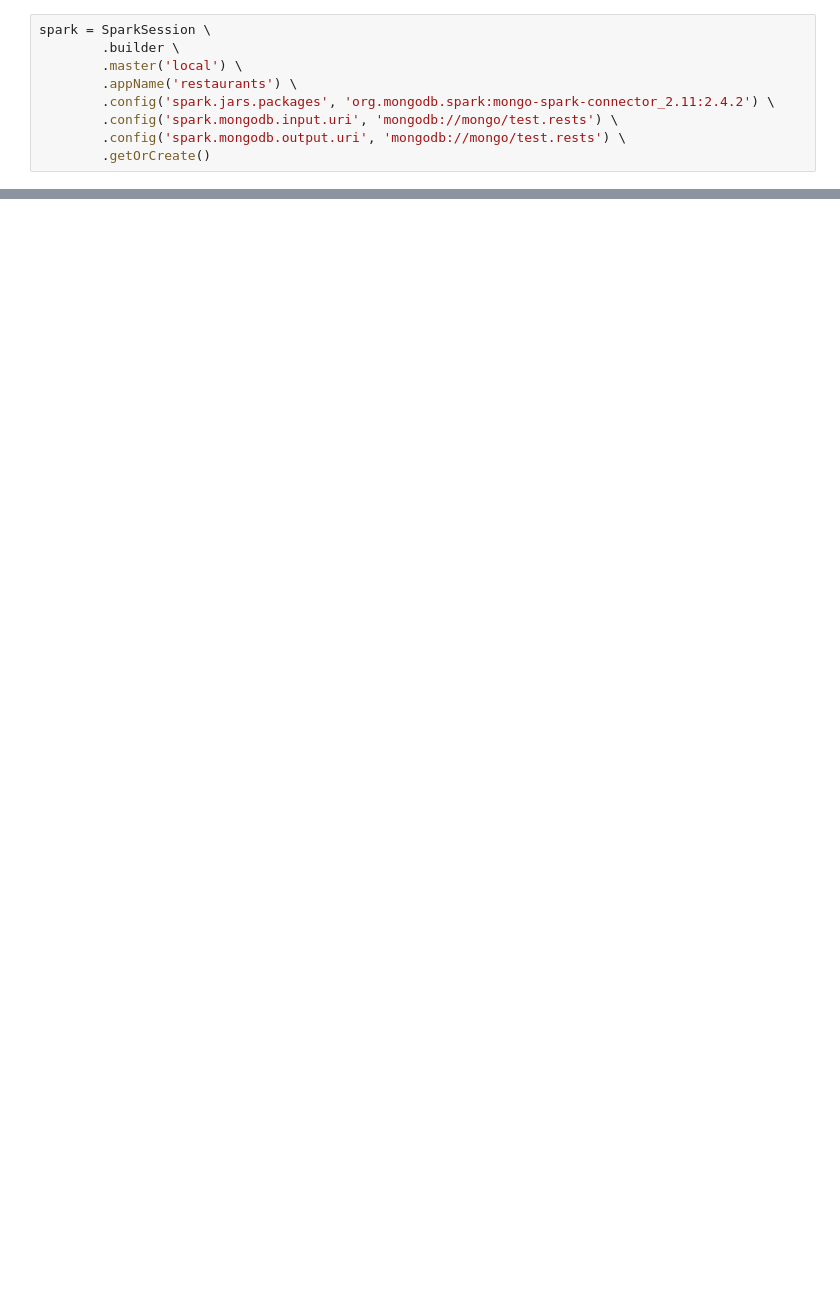
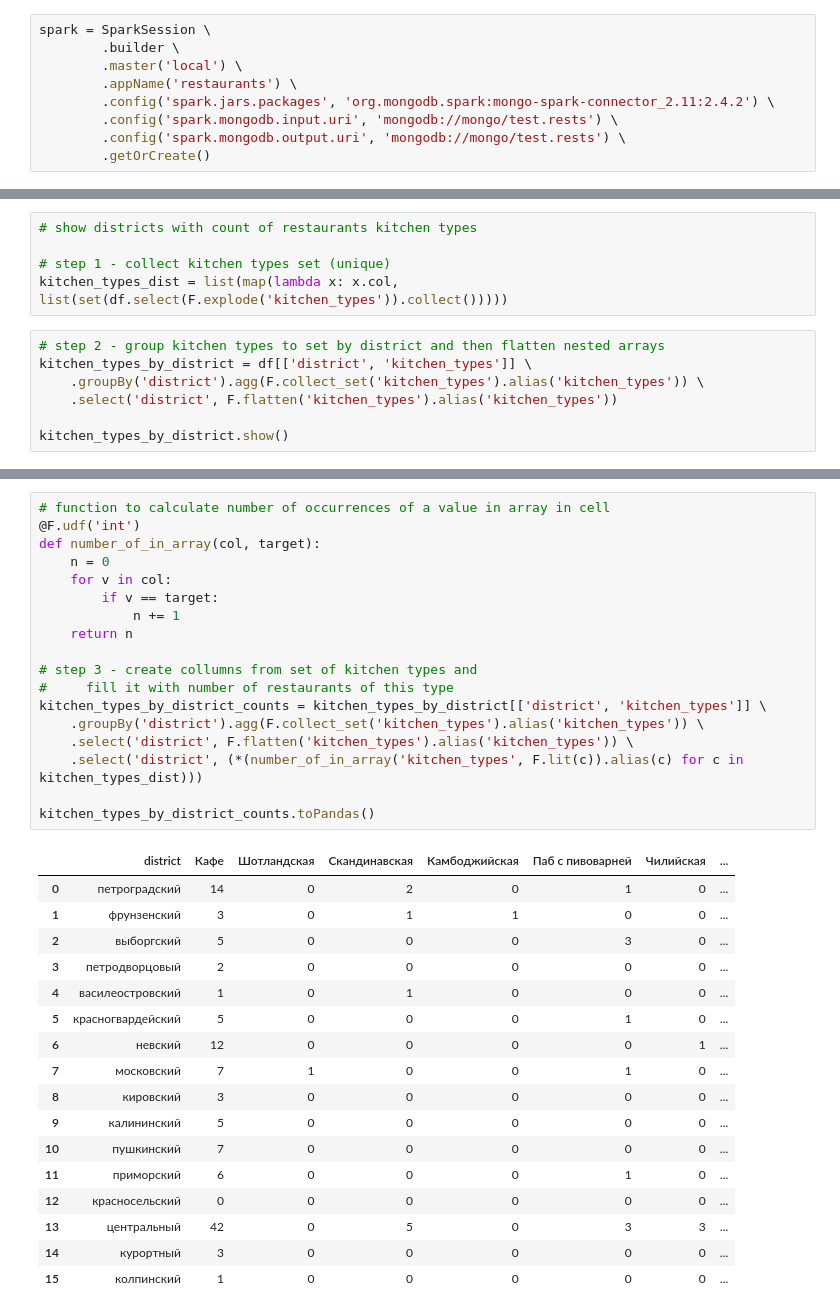
Before and after one commit to ValeryVolokha/SPbRestaurantsAnalyticalProject, a Jupyter notebook: analysis.ipynb, the cells around one changed output, grey strips where cells are left out. Saved outputs shown, nothing was run; the diff lists cells and outputs as text; blank space fills up the shorter version.

```diff
--- a/analysis.ipynb
+++ b/analysis.ipynb
@@ -99,0 +119,12 @@ only showing top 20 rows
+# %%
+# show districts with count of restaurants kitchen types
+
+# step 1 - collect kitchen types set (unique)
+kitchen_types_dist = list(map(lambda x: x.col, list(set(df.select(F.explode('kitchen_types')).collect()))))
+# %%
+# step 2 - group kitchen types to set by district and then flatten nested arrays
+kitchen_types_by_district = df[['district', 'kitchen_types']] \
+    .groupBy('district').agg(F.collect_set('kitchen_types').alias('kitchen_types')) \
+    .select('district', F.flatten('kitchen_types').alias('kitchen_types'))
+
+kitchen_types_by_district.show()
@@ -99,0 +152,36 @@ only showing top 20 rows
+# %%
+# function to calculate number of occurrences of a value in array in cell
+@F.udf('int')
+def number_of_in_array(col, target):
+    n = 0
+    for v in col:
+        if v == target:
+            n += 1
+    return n
+
+# step 3 - create collumns from set of kitchen types and
+#     fill it with number of restaurants of this type
+kitchen_types_by_district_counts = kitchen_types_by_district[['district', 'kitchen_types']] \
+    .groupBy('district').agg(F.collect_set('kitchen_types').alias('kitchen_types')) \
+    .select('district', F.flatten('kitchen_types').alias('kitchen_types')) \
+    .select('district', (*(number_of_in_array('kitchen_types', F.lit(c)).alias(c) for c in kitchen_types_dist)))
+
+kitchen_types_by_district_counts.toPandas()
+# %% [output]
+|  | district | Кафе | Шотландская | Скандинавская | Камбоджийская | Паб с пивоварней | Чилийская | ... |
+| 0 | петроградский | 14 | 0 | 2 | 0 | 1 | 0 | ... |
+| 1 | фрунзенский | 3 | 0 | 1 | 1 | 0 | 0 | ... |
+| 2 | выборгский | 5 | 0 | 0 | 0 | 3 | 0 | ... |
+| 3 | петродворцовый | 2 | 0 | 0 | 0 | 0 | 0 | ... |
+| 4 | василеостровский | 1 | 0 | 1 | 0 | 0 | 0 | ... |
+| 5 | красногвардейский | 5 | 0 | 0 | 0 | 1 | 0 | ... |
+| 6 | невский | 12 | 0 | 0 | 0 | 0 | 1 | ... |
+| 7 | московский | 7 | 1 | 0 | 0 | 1 | 0 | ... |
+| 8 | кировский | 3 | 0 | 0 | 0 | 0 | 0 | ... |
+| 9 | калининский | 5 | 0 | 0 | 0 | 0 | 0 | ... |
+| 10 | пушкинский | 7 | 0 | 0 | 0 | 0 | 0 | ... |
+| 11 | приморский | 6 | 0 | 0 | 0 | 1 | 0 | ... |
+| 12 | красносельский | 0 | 0 | 0 | 0 | 0 | 0 | ... |
+| 13 | центральный | 42 | 0 | 5 | 0 | 3 | 3 | ... |
+| 14 | курортный | 3 | 0 | 0 | 0 | 0 | 0 | ... |
+| 15 | колпинский | 1 | 0 | 0 | 0 | 0 | 0 | ... |
```
Also changed, not shown: parts of 29 cells of this notebook, 3 other files.
